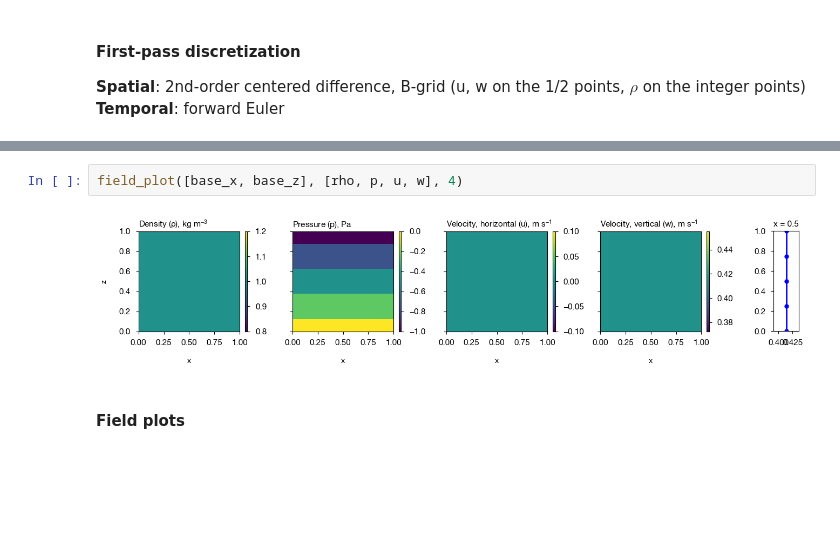
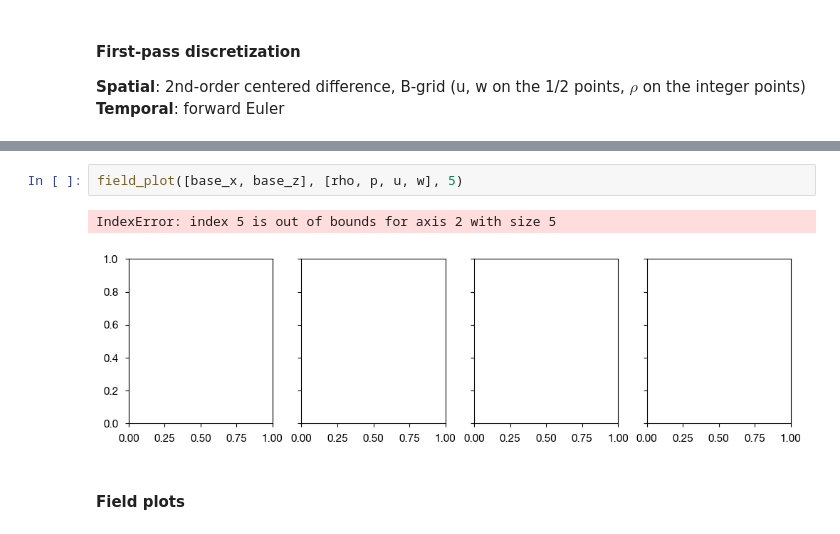
Before and after one commit to mr-gabrielrios/aos_575, a Jupyter notebook: project/notebook.ipynb, the cells around one changed output, grey strips where cells are left out. Drawn from its saved outputs; the diff is of its cells as text; blank space fills up the shorter version.

```diff
--- a/project/notebook.ipynb
+++ b/project/notebook.ipynb
@@ -340,7 +229,8 @@ Time: 0.125 s
 # %%
-field_plot([base_x, base_z], [rho, p, u, w], 4)
+field_plot([base_x, base_z], [rho, p, u, w], 5)
 # %% [output]
+IndexError: index 5 is out of bounds for axis 2 with size 5
-[figure, old version]
+[figure, new version]
 # %% [markdown]
 #### Field plots
 # %%
```
Also changed, not shown: parts of 5 cells of this notebook.
